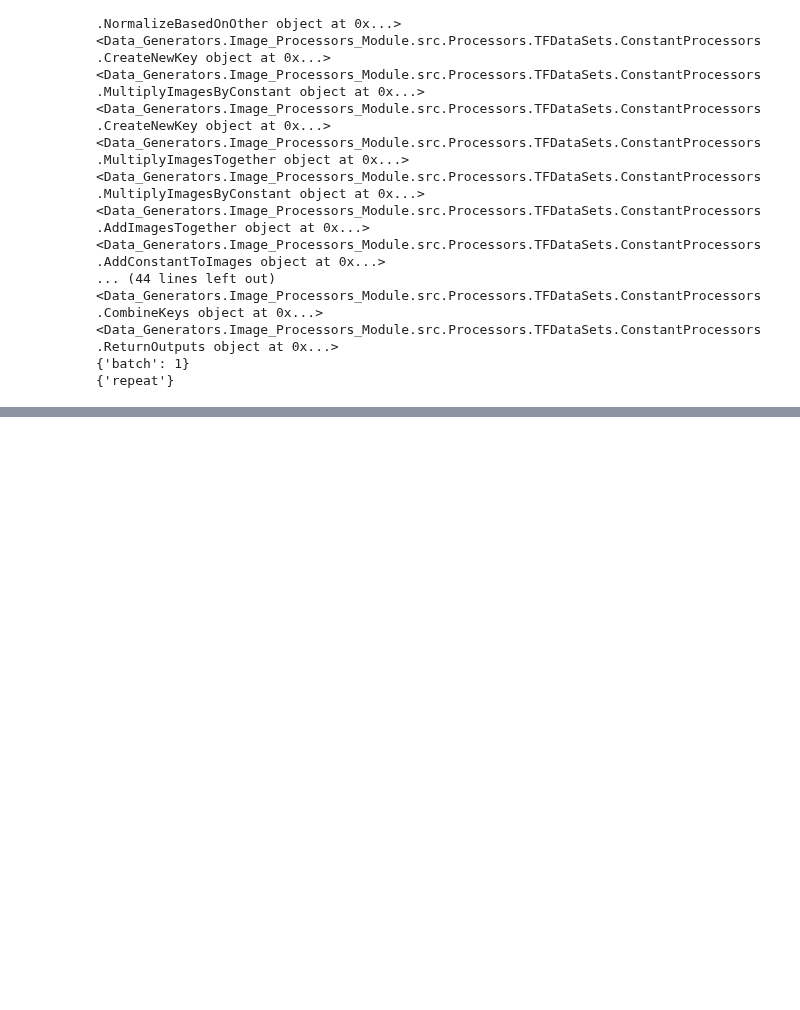
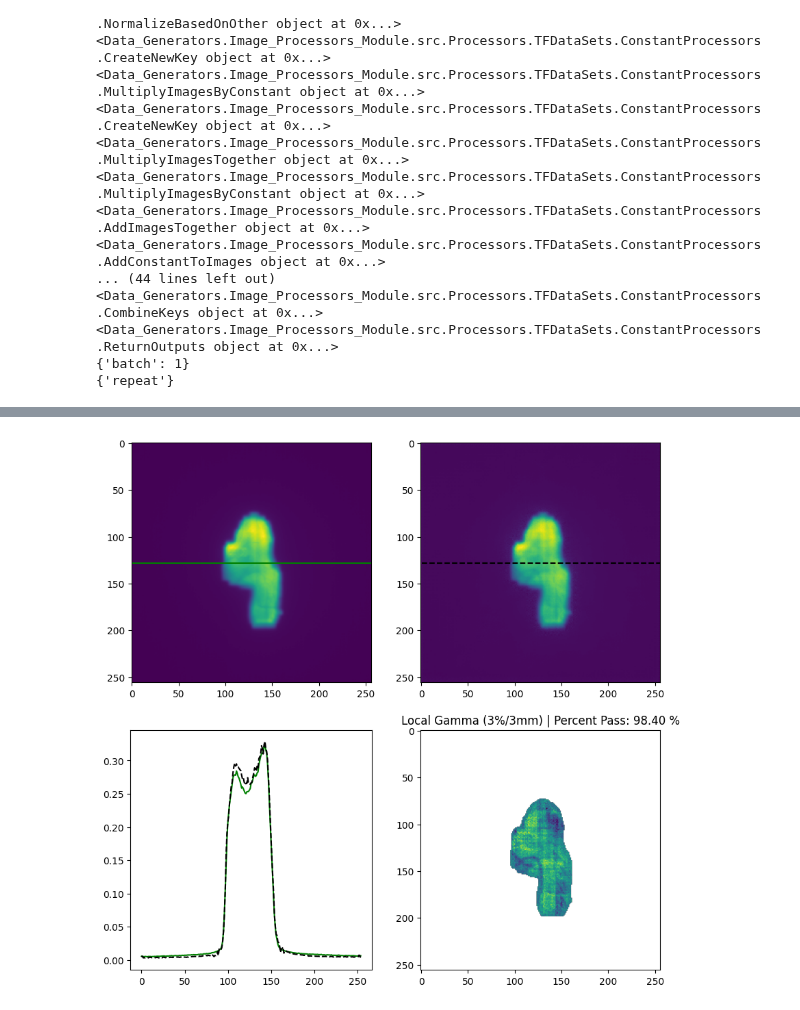
Before and after one commit to cbojechko/Image_Prediction, a Jupyter notebook: Compare_pred_meas.ipynb, the cells around one changed output, grey strips where cells are left out. Drawn from its saved outputs; the diff is of its cells as text; code cells hidden in the pictures; blank space fills up the shorter version.

```diff
--- a/Compare_pred_meas.ipynb
+++ b/Compare_pred_meas.ipynb
@@ -619,7 +632,8 @@ def return_generators(base_path, excluded_fold=5, batch=10, **kwargs):
   #train_folder_names.append(os.path.join(base_path, 'onefrac_train'))
   #val_folder_names.append(os.path.join(base_path, 'onefrac_valid'))
   train_folder_names.append(os.path.join(base_path, 'pat85'))
-  val_folder_names.append(os.path.join(base_path, 'pred_pat85'))
+  #val_folder_names.append(os.path.join(base_path, 'pred_pat85'))
+  val_folder_names.append(os.path.join(base_path, 'valid2'))
   #test_folder_names.append(os.path.join(base_path, 'phantom_valid'))
   #test_folder_names.append(os.path.join(base_path, 'test_pelvis'))
   #test_folder_names.append(os.path.join(base_path, 'Prostate2_pCT'))
@@ -769,0 +687,83 @@ Text(0.5, 1.0, 'Local Gamma (3%/3mm) | Percent Pass: 91.68 %')
+# %%
+example = next(iter(valid_dataset))
+input = example[0]
+#print(tf.shape(cbct_input))
+tar = example[1]
+#prediction = generator(input, training=True)
+prediction = generator.predict(input)
+
+diff = tf.subtract(tar,prediction)
+diff = tf.squeeze(diff, axis=0)
+diffvec = diff[120,1:256]
+tar = tf.squeeze(tar, axis=0)
+tar = tf.squeeze(tar, axis=-1)
+rtimage = tar
+
+pdos = input[0,...,0].numpy()
+cbct = input[0,...,1].numpy()
+half = input[0,...,2].numpy()
+
+
+prediction = tf.squeeze(prediction, axis=0)
+prediction = tf.squeeze(prediction, axis=-1)
+prediction = prediction
+crossval = 128
+
+
+rtimage = pdos*(1.0*np.exp(0.538066**cbct*cbct-2.970*cbct-0.04349)) + rtimage
+prediction = pdos*(1.0*np.exp(0.538066**cbct*cbct-2.970*cbct-0.04349)) + prediction
+
+
+plt.figure(figsize=(10, 10))
+
+plt.subplot(2, 2, 1)
+x = [1, 256]
+y = [crossval, crossval]
+plt.plot(x, y, color="g")
+plt.imshow(rtimage)
+
+plt.subplot(2, 2, 2)
+plt.plot(x, y, "k--")
+plt.imshow(prediction)
+
+predvec = prediction[128,1:256]
+rtvec = rtimage[128,1:256]
+
+#predvec = prediction[1:256,128]
+#rtvec = rtimage[1:256,128]
+
+
+
+plt.subplot(2, 2, 3)
+plt.plot(rtvec,'g')
+#plt.title("Meas RT IMG (Green)")
+plt.plot(predvec,'k--')
+#plt.ylim([0,0.6])
+#print(str(example["fname"]))
+
+gamma_test = pymedphys.gamma(coords,rtimage, coords, prediction, **gamma_options)
+valid_gamma = gamma_test[~np.isnan(gamma_test)]
+
+num_bins = (
+    gamma_options['interp_fraction'] * gamma_options['max_gamma'])
+bins = np.linspace(0, gamma_options['max_gamma'], num_bins + 1)
+
+
+plt.subplot(2, 2, 4)
+
+rmax = np.max(rtimage)
+print(rmax)
+rm = ma.masked_less(rtimage, rmax*0.1)
+
+diff = np.divide(prediction,rtimage)-np.divide(rtimage,rtimage)
+diff = diff*rm
+
+print(np.mean(diff))
+print(np.std(diff))
+
+#plt.imshow( gamma_test, clim=(0, 2), cmap='coolwarm')
+plt.imshow(diff)
+
+pass_ratio = np.sum(valid_gamma <= 1) / len(valid_gamma)
+plt.title(f"Local Gamma ({gamma_options['dose_percent_threshold']}%/{gamma_options['distance_mm_threshold']}mm) | Percent Pass: {pass_ratio*100:.2f} %")
+# %% [output]
@@ -770,3 +783,4 @@ Text(0.5, 1.0, 'Local Gamma (3%/3mm) | Percent Pass: 91.68 %')
+[figure, added]
 # %%
 #example = test_dataset.as_numpy_iterator
 example = next(iter(test_dataset))
```
Also changed, not shown: parts of 12 cells of this notebook.
